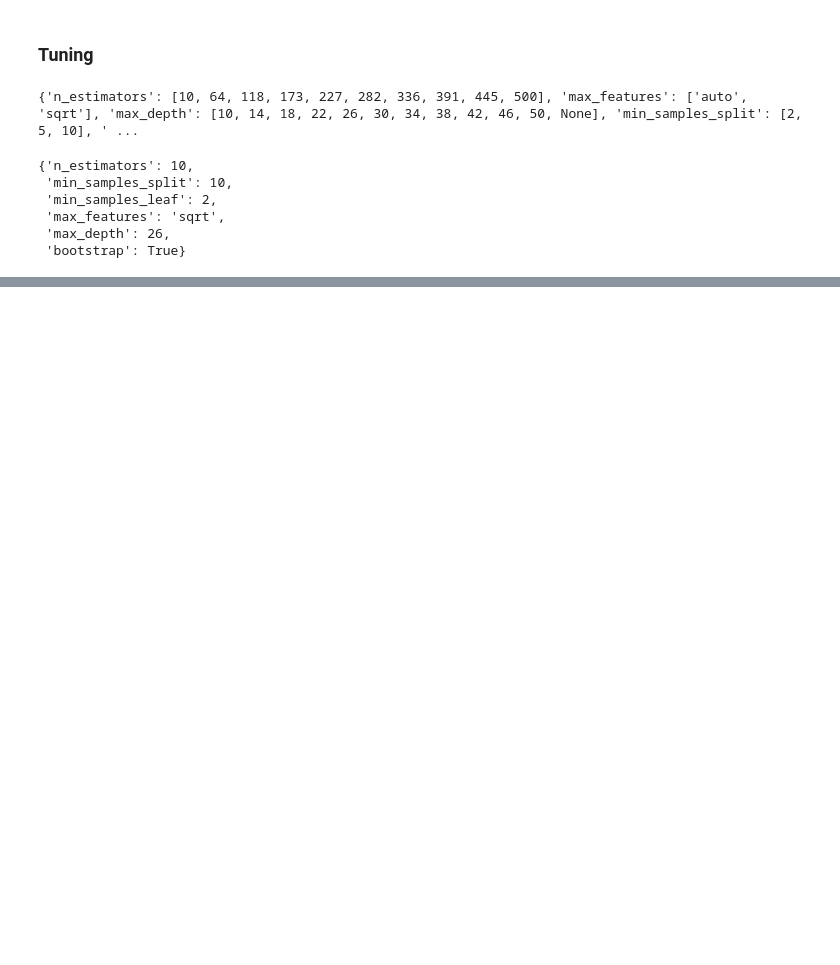
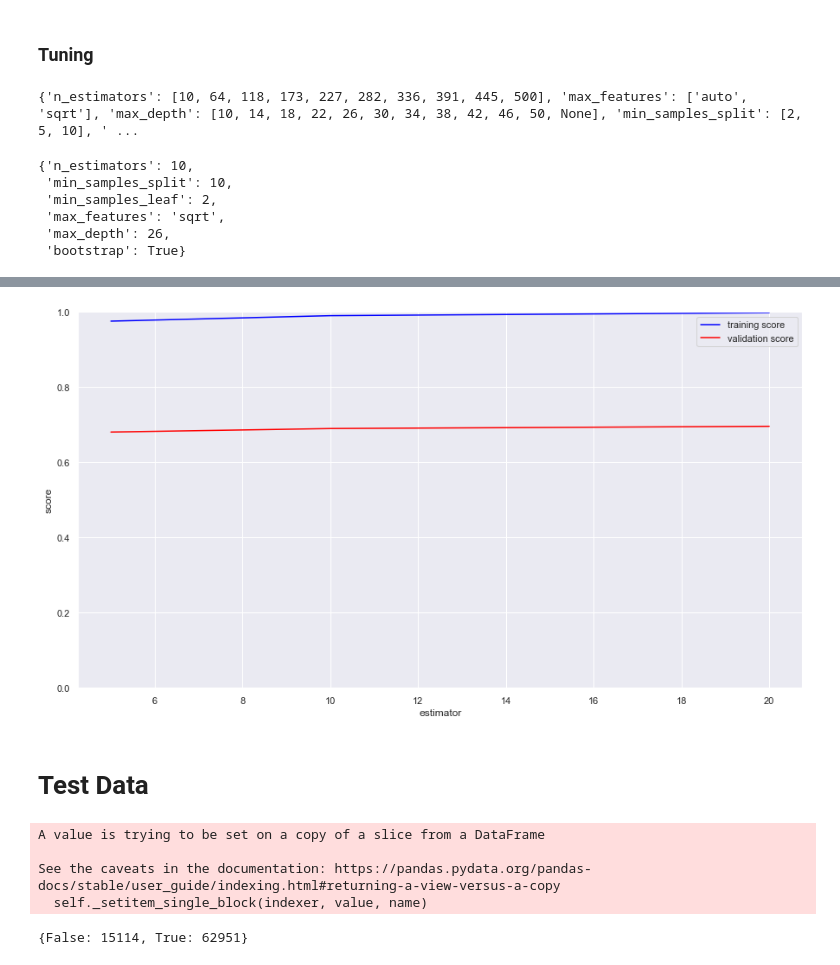
Before and after one commit to bang-a-coder/ds-kickstarter, a Jupyter notebook: kickstarter_G13.ipynb, the cells around one changed output, grey strips where cells are left out. Cells and saved outputs as stored; diff of their text form; code cells hidden in the pictures; blank space fills up the shorter version.

```diff
--- a/kickstarter_G13.ipynb
+++ b/kickstarter_G13.ipynb
@@ -348,0 +436,41 @@ rf_random.best_params_
+# %%
+plt.plot(n_estimator, np.median(train_score, 1), color='blue', label='training score')
+plt.plot(n_estimator, np.median(val_score, 1), color='red', label='validation score')
+plt.legend(loc="best")
+
+plt.ylim(0, 1)
+
+plt.xlabel('estimator')
+
+plt.ylabel('score');
+# %% [output]
+[figure, added]
+# %% [markdown]
+# Test Data
+# %%
+testDF = pd.read_csv('KS_test_data.csv', delimiter=';')
+
+testDF = prepareDataframe(testDF)
+
+deriveFeatures(testDF)
+
+encodeVariables(testDF)
+
+project_IDs = testDF['project_id']
+
+testDF = testDF.drop(['project_id', 'blurb', 'name', 'reward_url', 'project_url', 'goal', 'fx_rate'], axis=1)
+# %% [output]
+A value is trying to be set on a copy of a slice from a DataFrame
+
+See the caveats in the documentation: https://pandas.pydata.org/pandas-docs/stable/user_guide/indexing.html#returning-a-view-versus-a-copy
+  self._setitem_single_block(indexer, value, name)
+# %%
+forest = RandomForestClassifier(n_estimators=20)
+
+forest.fit(Xtrain,ytrain)
+y_model = forest.predict(testDF)
+
+unique, counts = np.unique(y_model, return_counts=True)
+dict(zip(unique, counts))
+# %% [output]
+{False: 15114, True: 62951}
```
Also changed, not shown: parts of 15 cells of this notebook.
